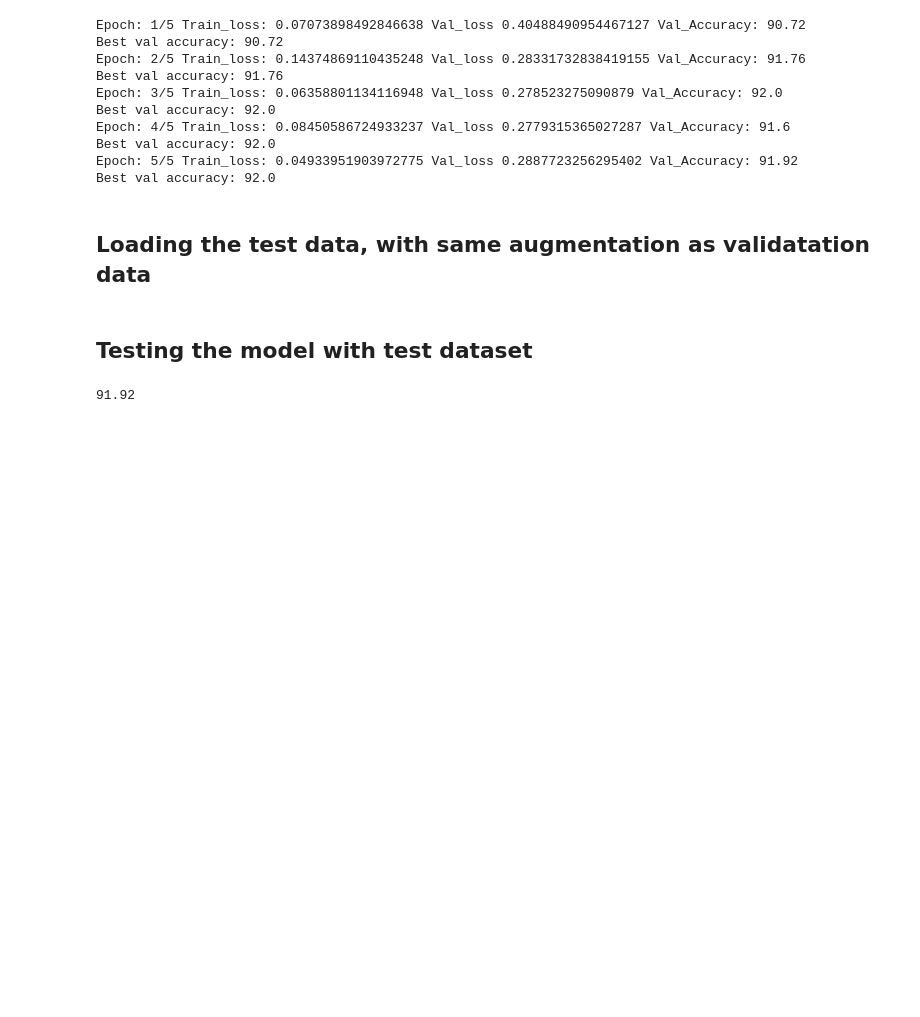
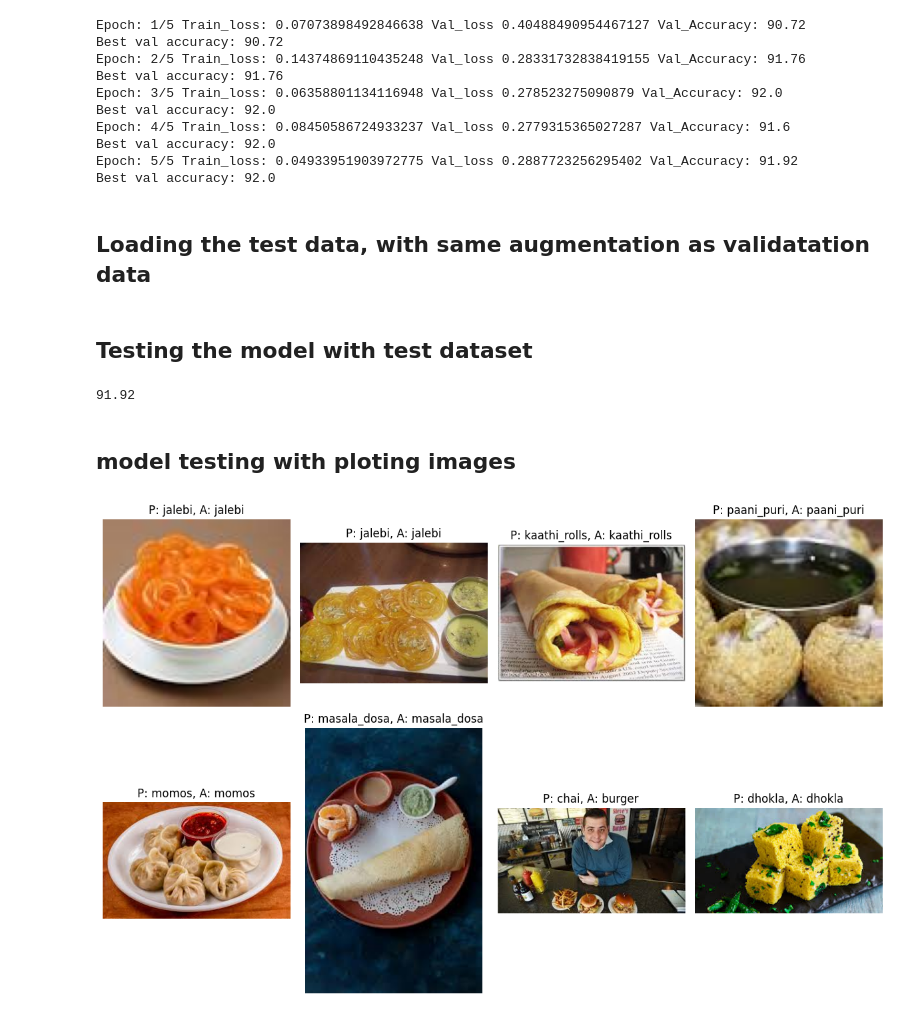
Before and after one commit to Seenuprime/Food_classifier, a Jupyter notebook: model_training/Model_training(Pytorch).ipynb, the cells around one changed output. Drawn from its saved outputs; the diff is of its cells as text; code cells hidden in the pictures; blank space fills up the shorter version.

```diff
--- a/model_training/Model_training(Pytorch).ipynb
+++ b/model_training/Model_training(Pytorch).ipynb
@@ -256,3 +256,31 @@ accuracy = 100 * correct / total
 print(accuracy)
 # %% [output]
 91.92
+# %% [markdown]
+## model testing with ploting images
+# %%
+test_dir = "test"
+test_files = os.listdir(test_dir)
+
+plt.figure(figsize=(12, 8))
+cols, rows = 4, 2
+
+for i in range(1, cols*rows+1):
+  rand_class_folder = test_files[random.randint(0, len(test_files)-1)]
+  rand_image_file = random.choice(os.listdir(os.path.join(test_dir, rand_class_folder)))
+
+  image = Image.open(os.path.join(test_dir, rand_class_folder, rand_image_file)).convert("RGB")
+
+  input_tensor = val_transform(image).to(device)
+  output = model(torch.unsqueeze(input_tensor, 0))
+  pred = classes[torch.max(output, 1)[1]]
+
+  plt.subplot(rows, cols, i)
+  plt.imshow(image)
+  plt.axis(False)
+  plt.title(f"P: {pred}, A: {rand_class_folder}")
+
+plt.tight_layout()
+plt.show()
+# %% [output]
+[figure, added]
```
